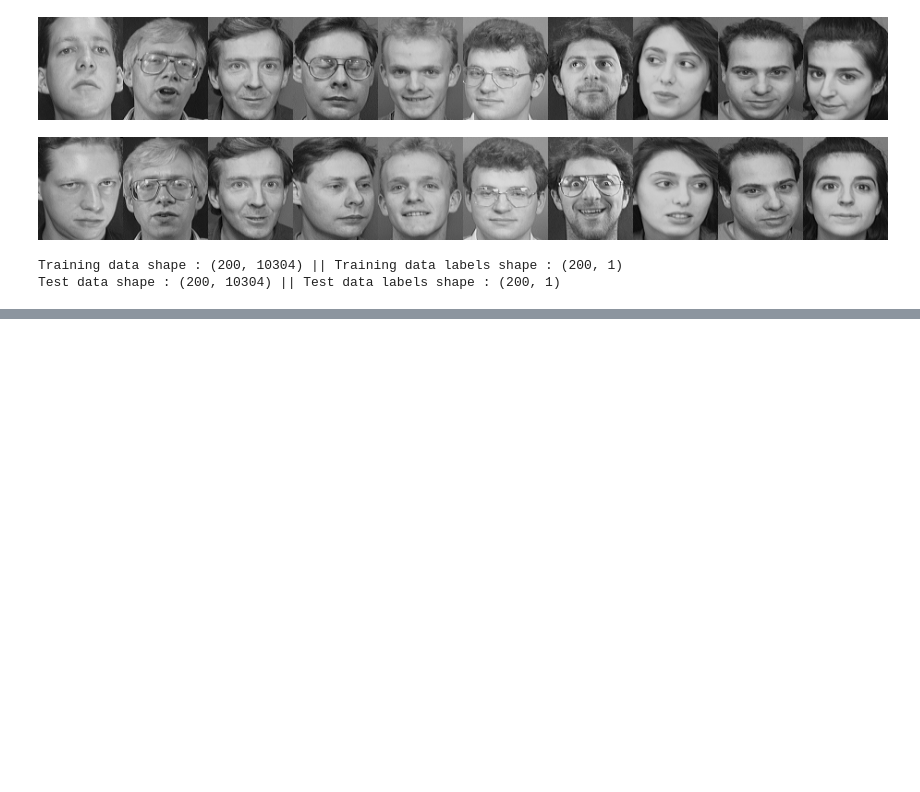
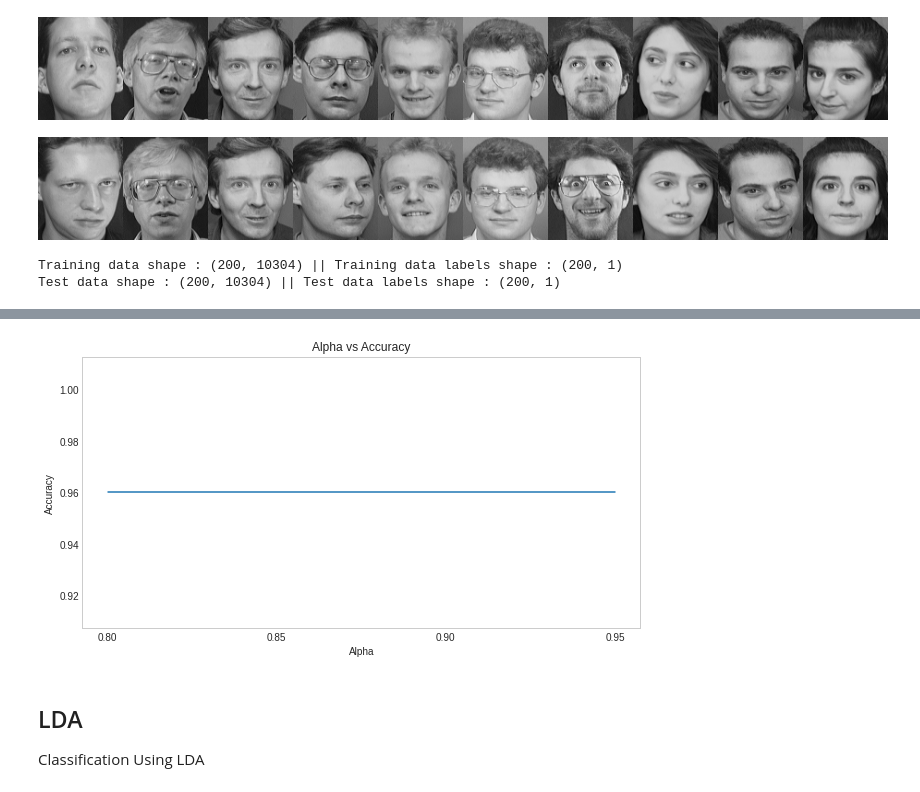
Before and after one commit to AmrMomtaz/Face-Recognition, a Jupyter notebook: Face_Recognition.ipynb, the cells around one changed output, grey strips where cells are left out. Saved outputs shown, nothing was run; the diff lists cells and outputs as text; code cells hidden in the pictures; blank space fills up the shorter version.

```diff
--- a/Face_Recognition.ipynb
+++ b/Face_Recognition.ipynb
@@ -87,0 +131,6 @@ Test data shape : (200, 10304) || Test data labels shape : (200, 1)
+# %%
+# Getting projection matrices for all alpha
+alpha=[0.8,0.85,0.9,0.95]
+projection_matrices = list()
+for a in alpha:
+  projection_matrices.append(get_projection(eigen_values,eigen_vectors,a))
@@ -87,0 +152,16 @@ Test data shape : (200, 10304) || Test data labels shape : (200, 1)
+# %%
+#transform data from numpy.array to dataframe
+df_train_labels=pd.DataFrame(Y_train,columns=["class"])
+df_test_labels=pd.DataFrame(Y_test,columns=["class"])
+df_train=[]
+df_test=[]
+columns_vectors=[]
+
+for i in projected_training_data:
+   columns_vectors.append((["PC"+str(x+1) for x in range(len(i[0]))]))
+print(columns_vectors)
+for i in range(len(projected_training_data)):
+    df_test.append(pd.DataFrame(projected_training_data[i], columns =columns_vectors[i]))
+    df_train.append(pd.DataFrame(projected_test_data[i], columns =columns_vectors[i]))
+
+df_train[0]
@@ -87,0 +183,14 @@ Test data shape : (200, 10304) || Test data labels shape : (200, 1)
+# %%
+# classify data using (first Nearest Neighbor to determine the class labels)
+accuracies=[]
+for test,train in zip(df_test,df_train):
+    # make our model
+    knn= KNeighborsClassifier(n_neighbors=1);
+    # Train the model
+    knn.fit(train, df_train_labels);
+    # predict the labels
+    labels_pred = knn.predict(test)
+    accuracies.append(metrics.accuracy_score(df_test_labels,labels_pred))
+    print("Accuracy:",metrics.accuracy_score(df_test_labels,labels_pred))
+    print("classification report:")
+    print(metrics.classification_report(df_test_labels, labels_pred))
@@ -87,0 +215,13 @@ Test data shape : (200, 10304) || Test data labels shape : (200, 1)
+# %%
+plt.figure(figsize=(10,5));
+plt.plot(alpha,accuracies);
+plt.title("Alpha vs Accuracy")
+plt.xlabel("Alpha")
+plt.ylabel("Accuracy");
+plt.xticks(alpha)
+plt.grid(False)
+# %% [output]
+[figure, added]
+# %% [markdown]
+## LDA
+ Classification Using LDA
```
Also changed, not shown: parts of 14 cells of this notebook.
